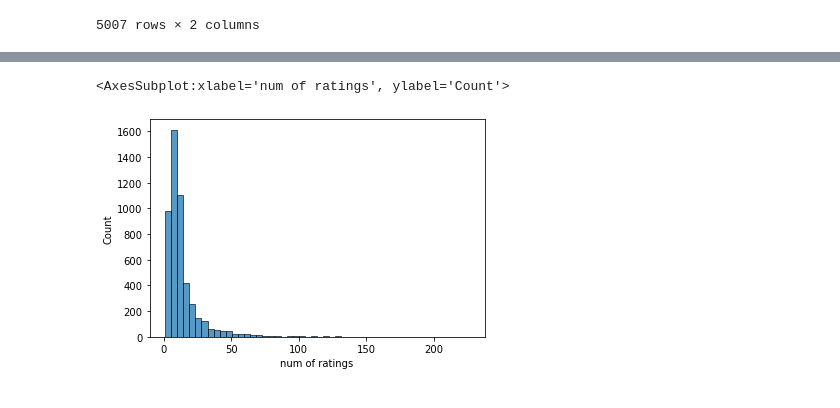
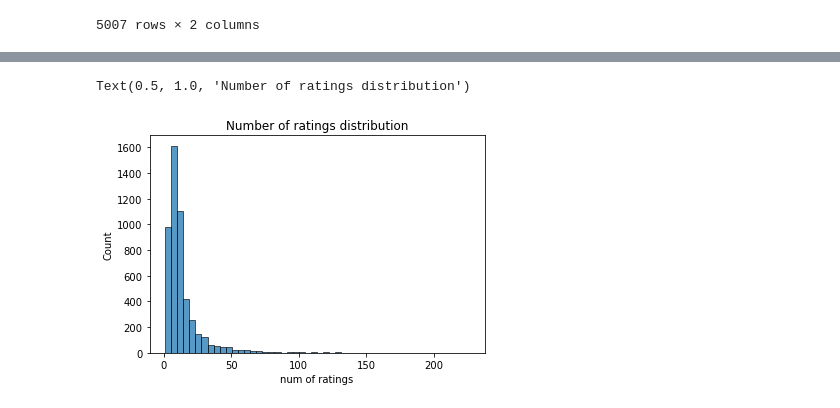
Before and after one commit to patpiet/Basic-Books-Reccommender, a Jupyter notebook: data_eda.ipynb, the cells around one changed output, grey strips where cells are left out. Drawn from its saved outputs; the diff is of its cells as text; code cells hidden in the pictures.

Commit message:
add eda images

```diff
--- a/data_eda.ipynb
+++ b/data_eda.ipynb
@@ -26,7 +37,10 @@ ratings.sort_values('num of ratings', ascending=False)[:10000]
 # %%
-import seaborn as sns
+# Number of ratings distribution
+
 
 sns.histplot(ratings, x='num of ratings', bins=50)
+
+plt.title('Number of ratings distribution')
 # %% [output]
-<AxesSubplot:xlabel='num of ratings', ylabel='Count'>
+Text(0.5, 1.0, 'Number of ratings distribution')
-[figure, old version]
+[figure, new version]
```
Also changed, not shown: parts of 9 cells of this notebook, 4 other files.
